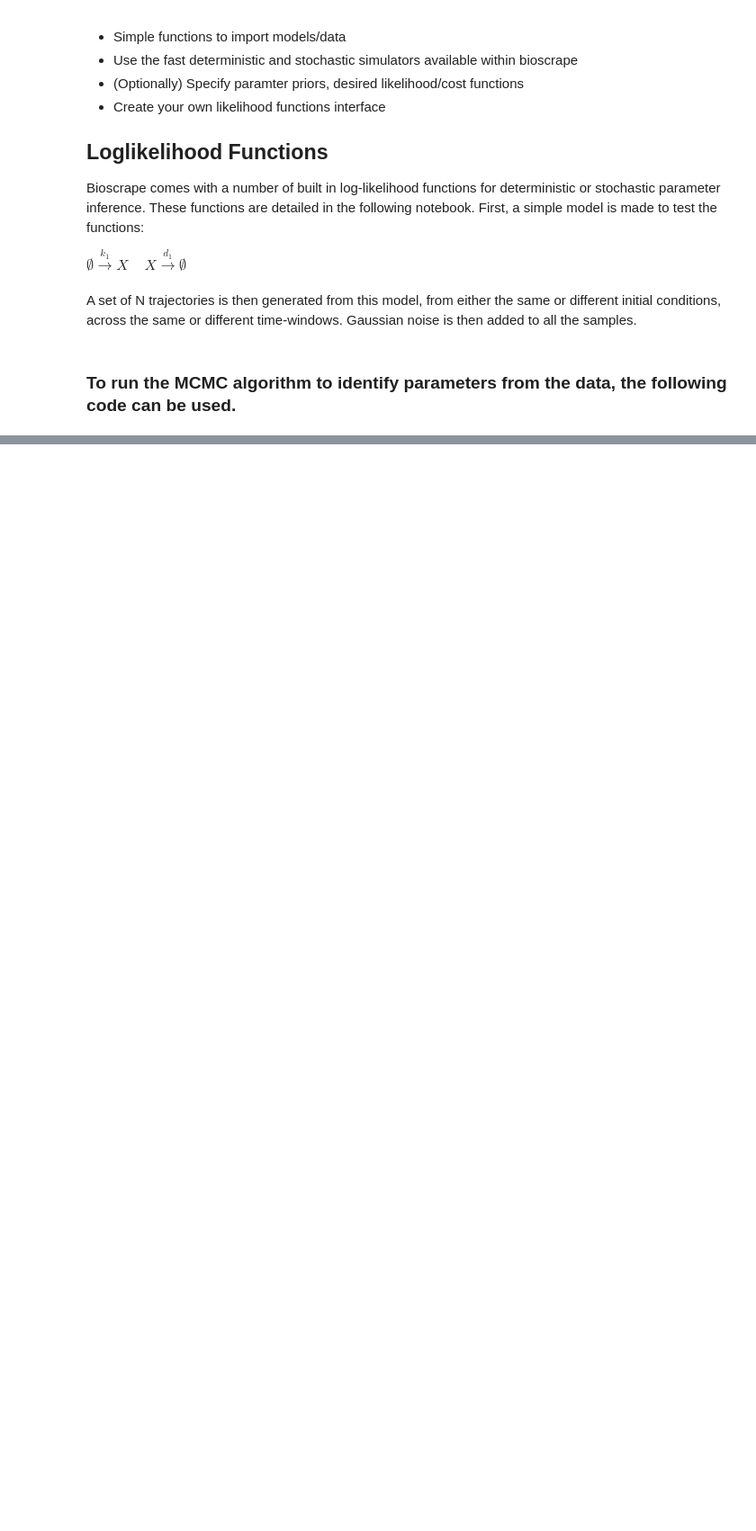
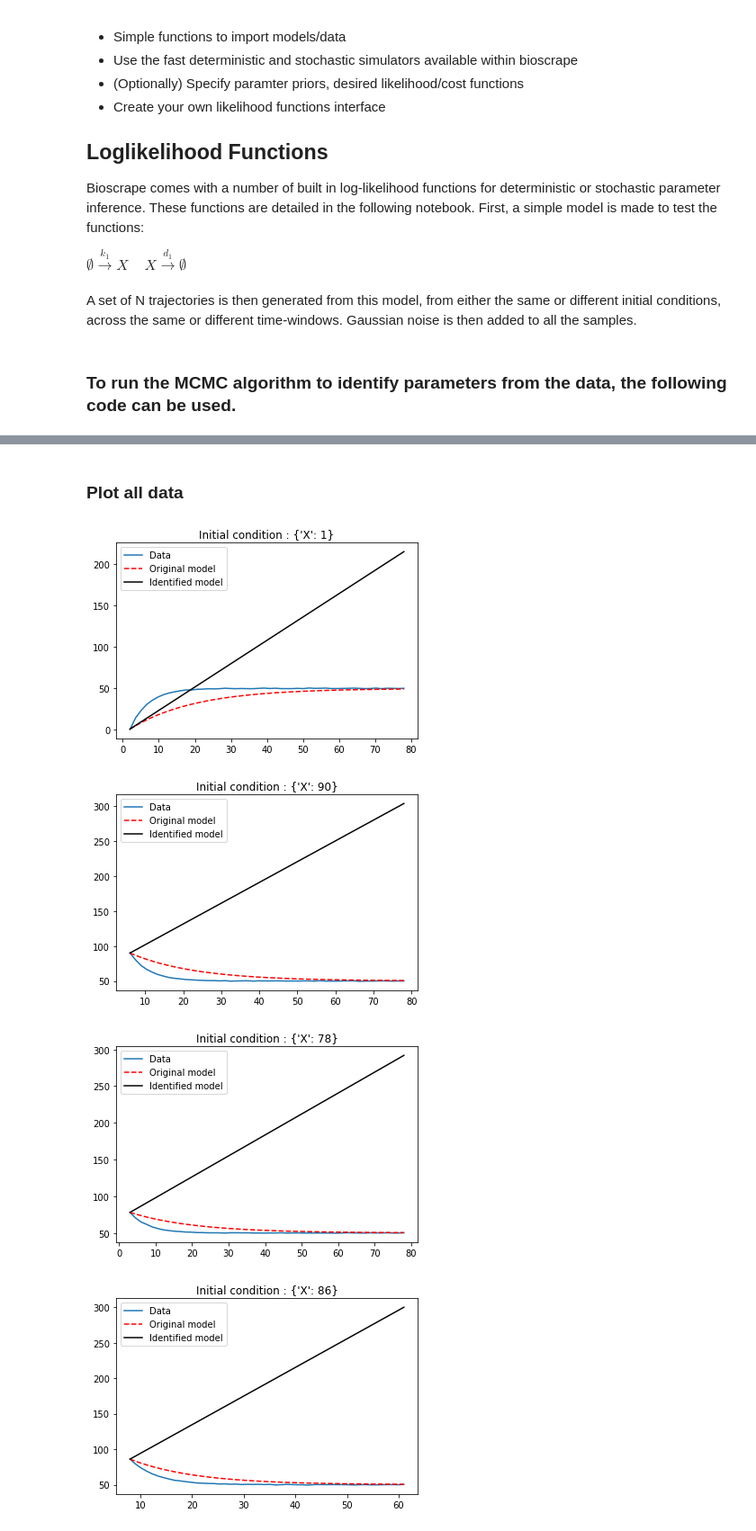
Before and after one commit to biocircuits/bioscrape, a Jupyter notebook: examples/Parameter Identification Advanced Example.ipynb, the cells around one changed output, grey strips where cells are left out. Shown at 90% size. Saved outputs shown, nothing was run; the diff lists cells and outputs as text; code cells hidden in the pictures; blank space fills up the shorter version.

```diff
--- a/examples/Parameter Identification Advanced Example.ipynb
+++ b/examples/Parameter Identification Advanced Example.ipynb
@@ -95,8 +103,20 @@ fitted_model, params = pid.run_mcmc(plot_show = True, progress = True)
+# %% [markdown]
+### Plot all data
 # %%
-sim_x = py_simulate_model(timepoints, Model = M_original, stochastic = False)
-sim_x_inf = py_simulate_model(timepoints, Model = fitted_model, stochastic = False)
-plt.plot(timepoints, sim_x['X'], 'r--', label = 'Original model')
-plt.plot(timepoints, noisy_data, label = 'Noisy data')
-plt.plot(timepoints, sim_x_inf['X'], 'k', label = 'Identified model')
 
-plt.legend()
+for i in range(len(timepoint_list)):
+    plt.figure()
+    M_original.set_species(X0_list[i])
+    fitted_model.set_species(X0_list[i])
+    sim_x = py_simulate_model(timepoints, Model = M_original, stochastic = False)
+    sim_x_inf = py_simulate_model(timepoints, Model = fitted_model, stochastic = False)
+    plt.plot(timepoint_list[i], data[i]['X'], label = 'Data')
+    plt.plot(timepoint_list[i], sim_x['X'], 'r--', label = 'Original model')
+    plt.plot(timepoint_list[i], sim_x_inf['X'], 'k', label = 'Identified model')
+    plt.title('Initial condition : {0}'.format(X0_list[i]))
+    plt.legend()
+# %% [output]
+[figure, added]
+[figure, added]
+[figure, added]
+[figure, added]
```
Also changed, not shown: parts of 5 cells of this notebook, 7 other files.
